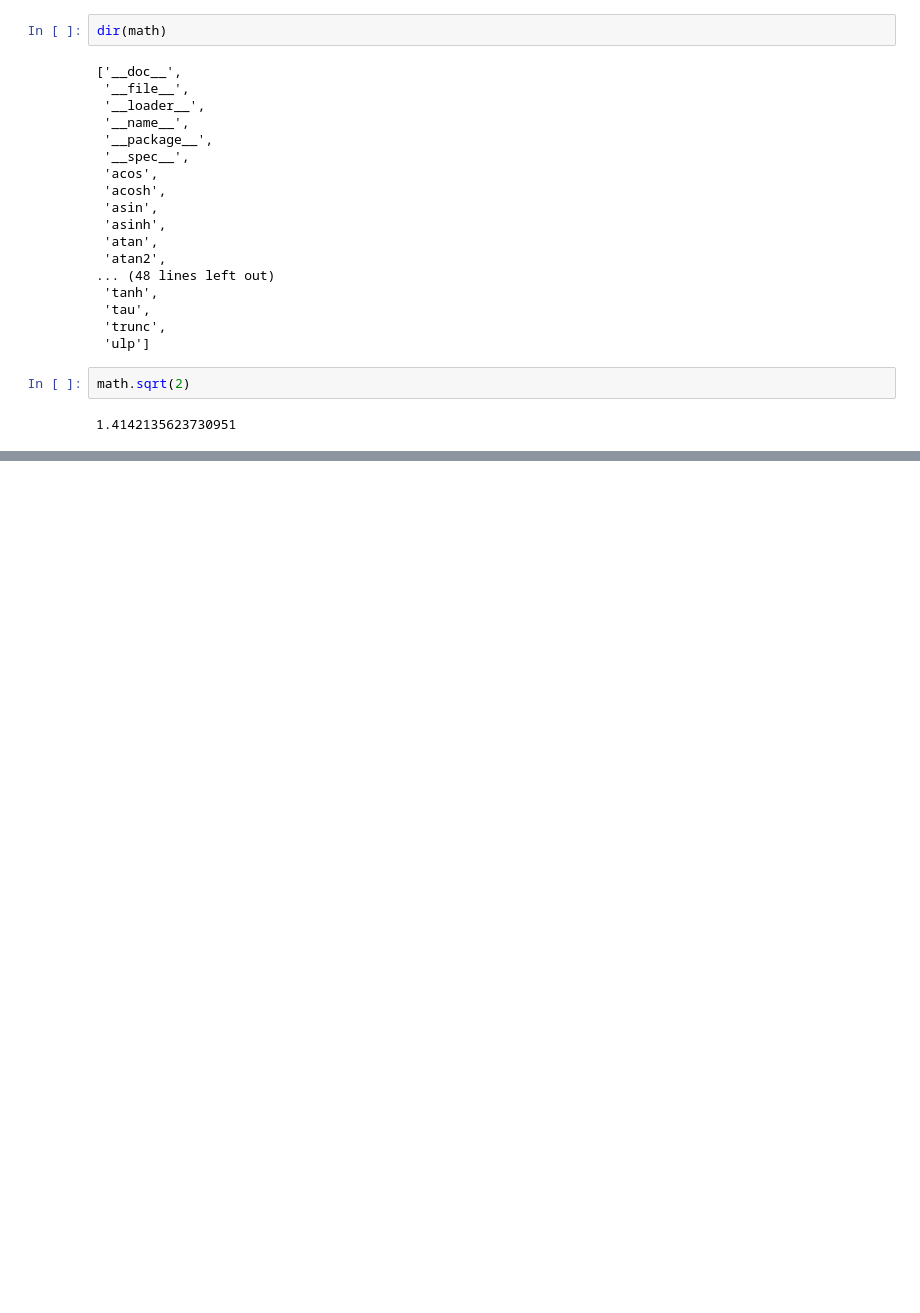
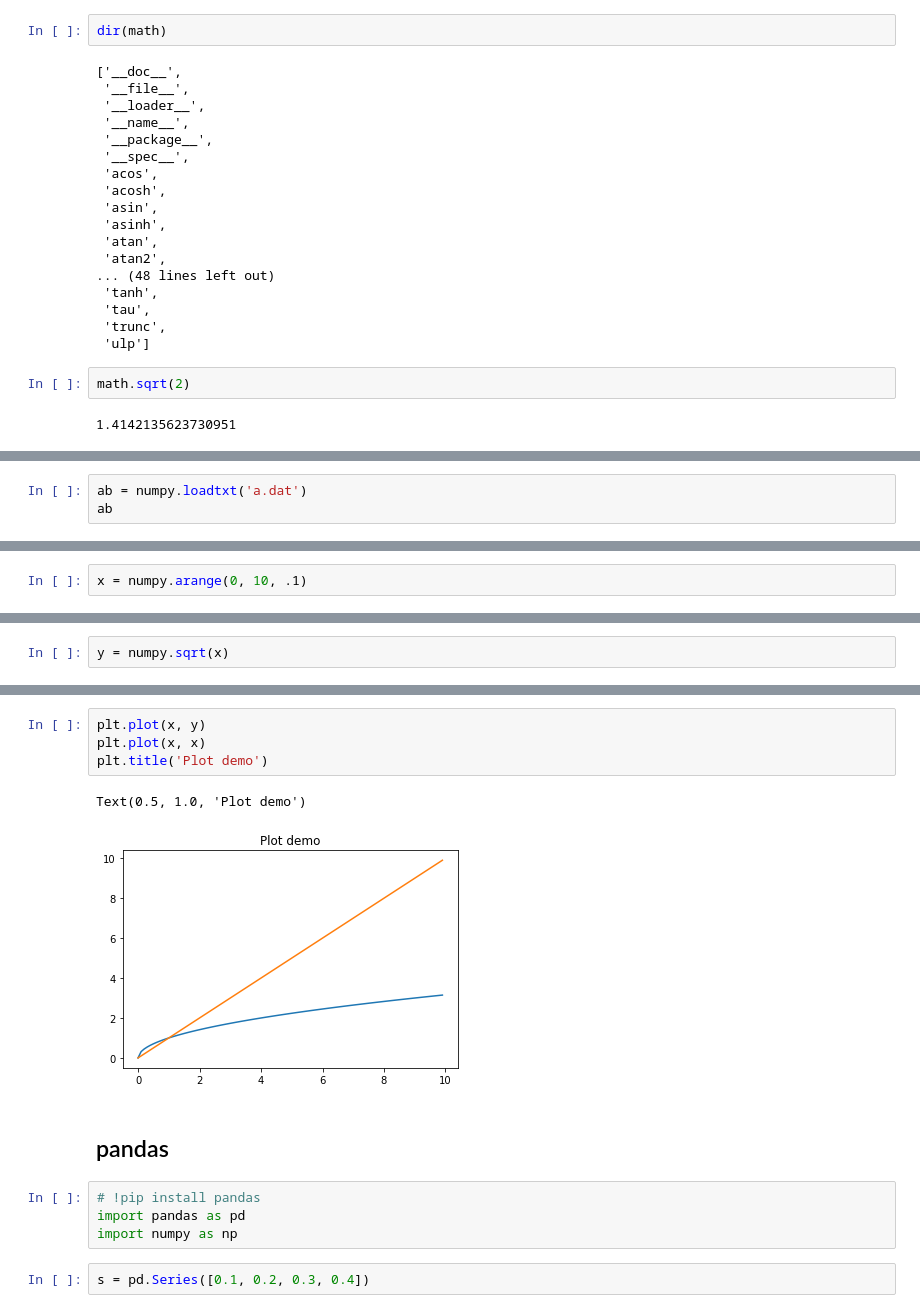
Before and after one commit to bb1000/lecture-files, a Jupyter notebook: samplecode.ipynb, the cells around one changed output, grey strips where cells are left out. Saved outputs shown, nothing was run; the diff lists cells and outputs as text; blank space fills up the shorter version.

```diff
--- a/samplecode.ipynb
+++ b/samplecode.ipynb
@@ -298,0 +474,3 @@ math.sqrt(2)
+# %%
+ab = numpy.loadtxt('a.dat')
+ab
@@ -298,0 +659,2 @@ math.sqrt(2)
+# %%
+x = numpy.arange(0, 10, .1)
@@ -298,0 +672,2 @@ math.sqrt(2)
+# %%
+y = numpy.sqrt(x)
@@ -298,0 +697,15 @@ math.sqrt(2)
+# %%
+plt.plot(x, y)
+plt.plot(x, x)
+plt.title('Plot demo')
+# %% [output]
+Text(0.5, 1.0, 'Plot demo')
+[figure, added]
+# %% [markdown]
+## pandas
+# %%
+# !pip install pandas
+import pandas as pd
+import numpy as np
+# %%
+s = pd.Series([0.1, 0.2, 0.3, 0.4])
```
Also changed, not shown: parts of 106 cells of this notebook, 1 other file.
